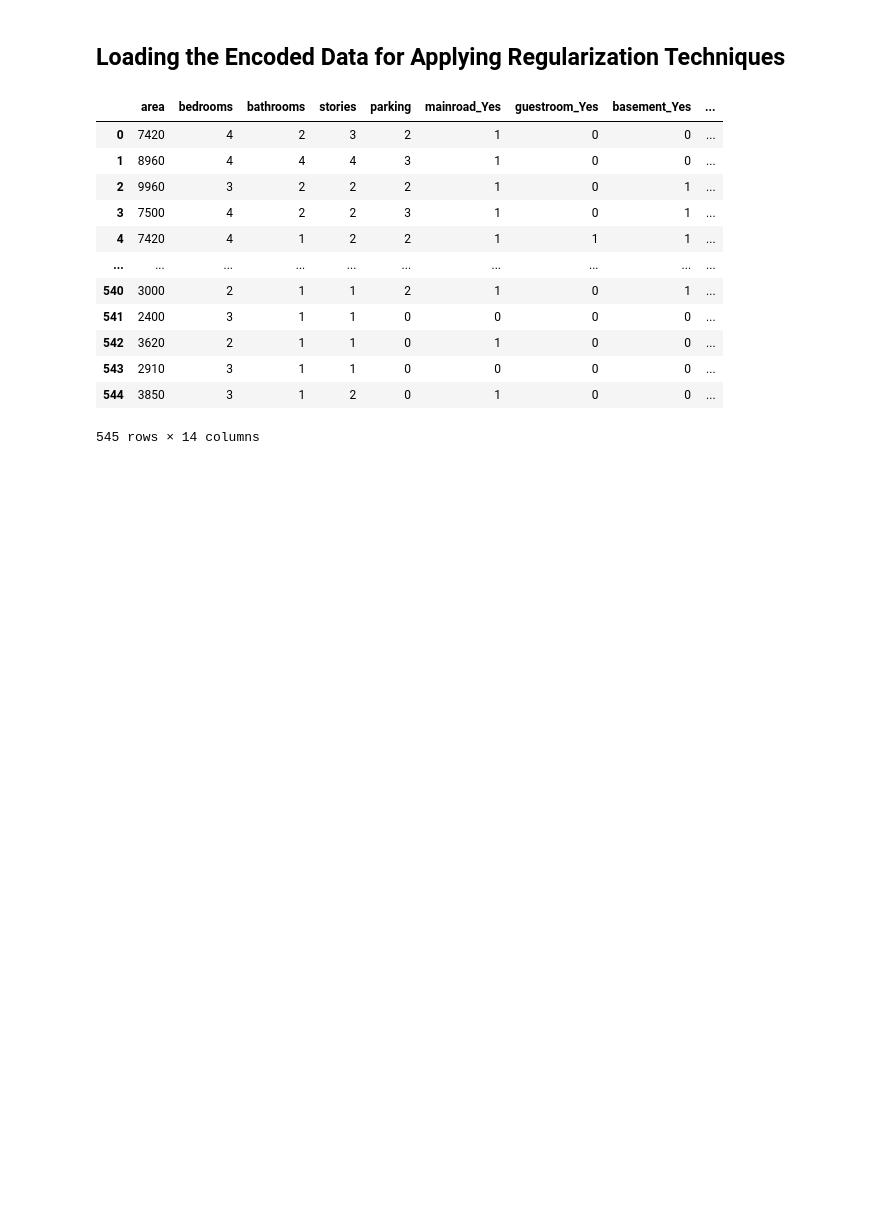
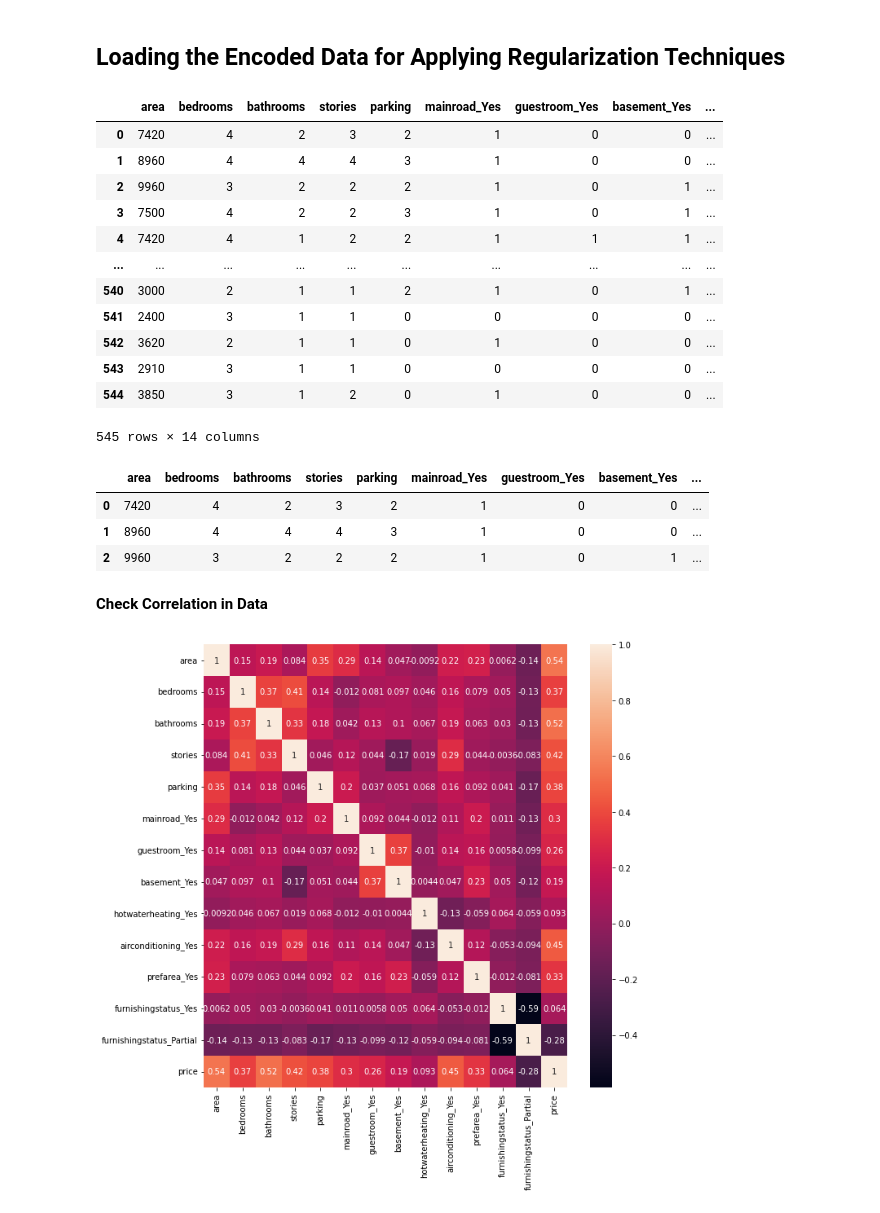
Before and after one commit to rashid-bioinfo/DS-27Hrs-Course, a Jupyter notebook: 26. Regularization Technique (Practical).ipynb, the cells around one changed output. Saved outputs shown, nothing was run; the diff lists cells and outputs as text; code cells hidden in the pictures; blank space fills up the shorter version.

```diff
--- a/26. Regularization Technique (Practical).ipynb
+++ b/26. Regularization Technique (Practical).ipynb
@@ -196,3 +196,19 @@ dataset
 | 543 | 2910 | 3 | 1 | 1 | 0 | 0 | 0 | 0 | ... |
 | 544 | 3850 | 3 | 1 | 2 | 0 | 1 | 0 | 0 | ... |
 545 rows × 14 columns
+# %%
+dataset = pd.read_csv(r'Data/housing_2.csv')
+dataset.head(3)
+# %% [output]
+|  | area | bedrooms | bathrooms | stories | parking | mainroad_Yes | guestroom_Yes | basement_Yes | ... |
+| 0 | 7420 | 4 | 2 | 3 | 2 | 1 | 0 | 0 | ... |
+| 1 | 8960 | 4 | 4 | 4 | 3 | 1 | 0 | 0 | ... |
+| 2 | 9960 | 3 | 2 | 2 | 2 | 1 | 0 | 1 | ... |
+# %% [markdown]
+**Check Correlation in Data**
+# %%
+plt.figure(figsize=(10,10))
+sns.heatmap(data=dataset.corr(), annot=True)
+plt.show()
+# %% [output]
+[figure, added]
```
Also changed, not shown: parts of 39 cells of this notebook, 4 other files.
